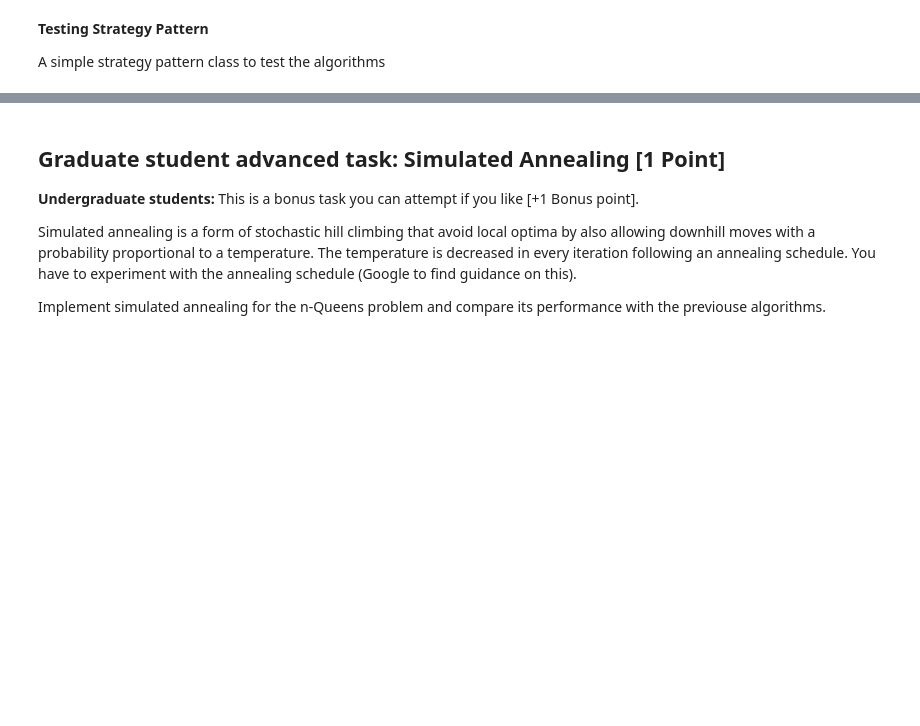
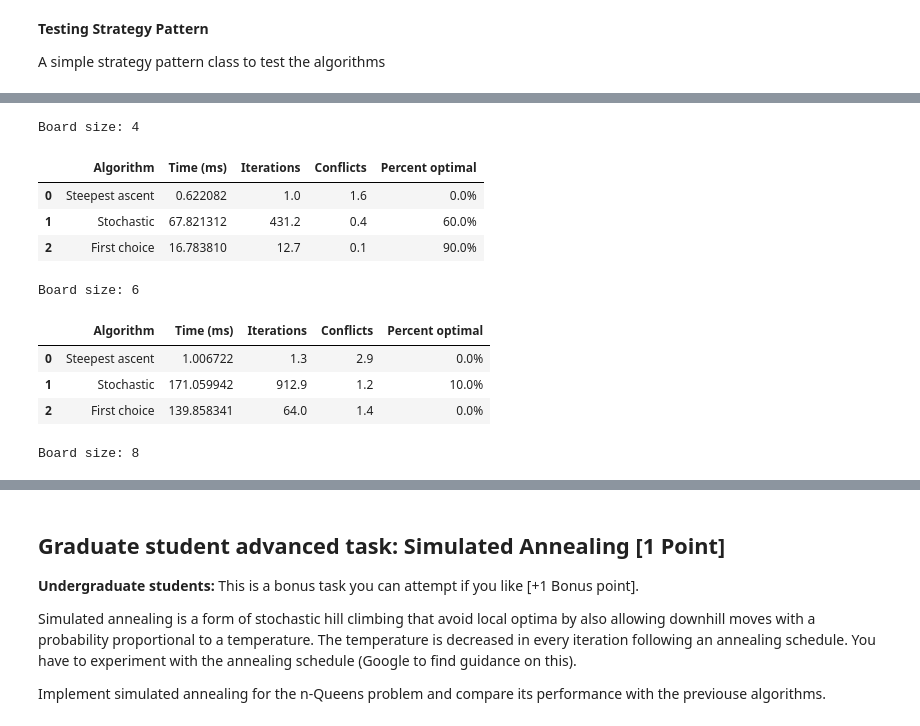
Before and after one commit to ZechWolf/CS7320-AI, a Jupyter notebook: Local_Search/n_queens.ipynb, the cells around one changed output, grey strips where cells are left out. Cells and saved outputs as stored; diff of their text form; code cells hidden in the pictures; blank space fills up the shorter version.

```diff
--- a/Local_Search/n_queens.ipynb
+++ b/Local_Search/n_queens.ipynb
@@ -246,11 +284,17 @@ Hill climbing will often end up in local optima. Restart the each of the three h
 # %%
 def hillClimbing_restarts(board, n, algorithm, maxIter):
-    solutions = list()
+    solution = None
+    best = 1e9999999
+    runs = 0
     for i in range(100):
-        attempt = algorithm(board, maxIter)
-        if conflicts(attempt) == 0: return attempt # no more restarts required if solution is found
-        solutions.append(attempt)
+        attempt = algorithm(board, maxIter, "soln")
+        c = conflicts(attempt)
+        if c == 0: return (0, i) # no more restarts required if solution is found
+        elif c < best:
+            best = c
+            solution = attempt
+
         board = random_board(n)
-    return min(solutions, key=conflicts)
+        runs += 1
 
-conflicts(hillClimbing_restarts(random_board(8), 8, hillClimbing_steep, 1000))
+    return (conflicts(solution), runs)
@@ -342,0 +447,62 @@ class LSTester:
+# %%
+import pandas as pd
+from IPython.display import display
+
+tester = LSTester(10, 1000, res=False) # 10 trials with 1000 max iterations
+algos = ["Steepest ascent", "Stochastic", "First choice"]
+times = list()
+iters = list()
+scores = list()
+optimal = list()
+
+t_steep = list()
+t_stoch = list()
+t_fc = list() # time arrays for plotting
+
+for i in range(4, 24, 2):
+    for algo in [hillClimbing_steep, hillClimbing_stoch, hillClimbing_stoch2]:
+        tester.select(algo)
+        tester.setBoardSize(i)
+        tester.execute()
+
+        results = tester.exportStats()
+        idx = 1
+        for stat in [times, iters, scores, optimal]:
+            stat.append(results[idx])
+            idx += 1
+
+        # Add times to plot arrays
+        if algo is hillClimbing_steep: t_steep.append(results[1])
+        elif algo is hillClimbing_stoch: t_stoch.append(results[1])
+        elif algo is hillClimbing_stoch2: t_fc.append(results[1])
+        else: pass
+
+        tester.reset()
+
+    table = {"Algorithm": algos, "Time (ms)": times, "Iterations": iters, "Conflicts": scores, "Percent optimal": optimal}
+    df = pd.DataFrame(table)
+    print(f"Board size: {i}")
+    display(df)
+    print()
+
+    for s in [times, iters, scores, optimal]: s.clear()
+
+plt.plot(range(4, 24, 2), t_steep)
+plt.plot(range(4, 24, 2), t_stoch)
+plt.plot(range(4, 24, 2), t_fc)
+plt.xlabel("Board size")
+plt.ylabel("Time")
+plt.legend(["Steepest ascent", "Stochastic", "First choice"])
+plt.show()
+# %% [output]
+Board size: 4
+|  | Algorithm | Time (ms) | Iterations | Conflicts | Percent optimal |
+| 0 | Steepest ascent | 0.622082 | 1.0 | 1.6 | 0.0% |
+| 1 | Stochastic | 67.821312 | 431.2 | 0.4 | 60.0% |
+| 2 | First choice | 16.783810 | 12.7 | 0.1 | 90.0% |
+Board size: 6
+|  | Algorithm | Time (ms) | Iterations | Conflicts | Percent optimal |
+| 0 | Steepest ascent | 1.006722 | 1.3 | 2.9 | 0.0% |
+| 1 | Stochastic | 171.059942 | 912.9 | 1.2 | 10.0% |
+| 2 | First choice | 139.858341 | 64.0 | 1.4 | 0.0% |
+Board size: 8
```
Also changed, not shown: parts of 24 cells of this notebook, 1 other file.
